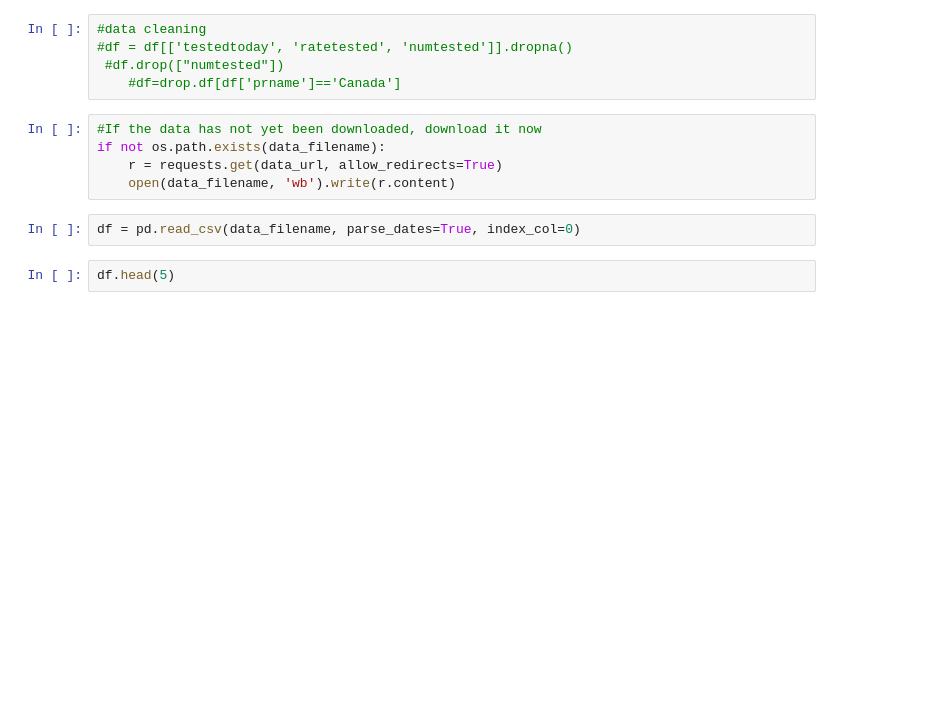
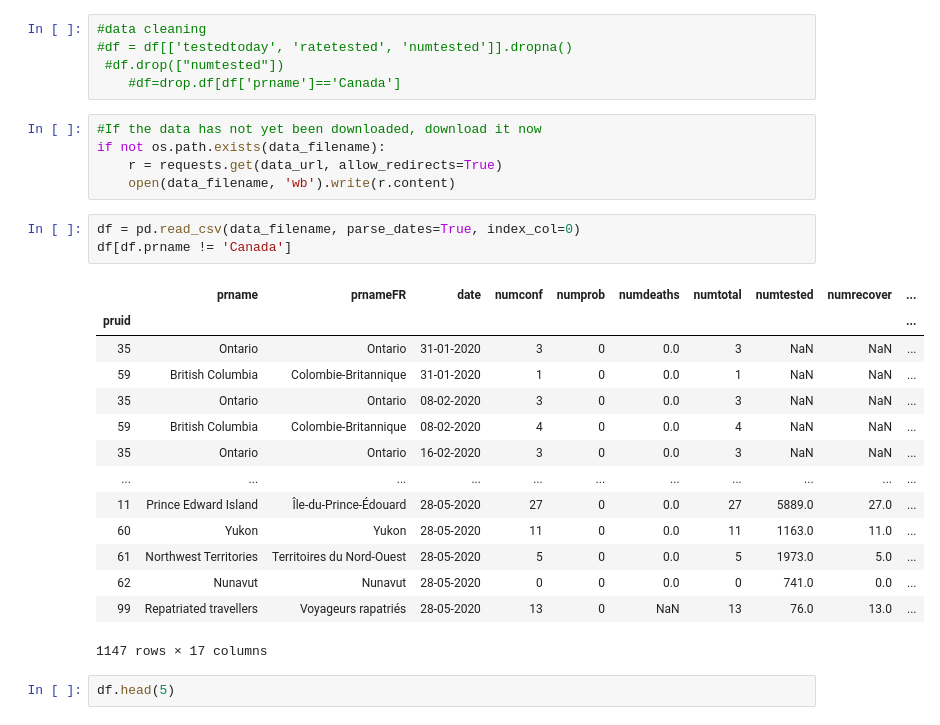
Before and after one commit to fsafarlou/CMSC6950, a Jupyter notebook: covid.ipynb, the cells around one changed output. Drawn from its saved outputs; the diff is of its cells as text; blank space fills up the shorter version.

```diff
--- a/covid.ipynb
+++ b/covid.ipynb
@@ -34,6 +34,22 @@ if not os.path.exists(data_filename):
     open(data_filename, 'wb').write(r.content)
 # %%
 df = pd.read_csv(data_filename, parse_dates=True, index_col=0)
+df[df.prname != 'Canada']
+# %% [output]
+|  | prname | prnameFR | date | numconf | numprob | numdeaths | numtotal | numtested | numrecover | ... |
+| pruid |  |  |  |  |  |  |  |  |  | ... |
+| 35 | Ontario | Ontario | 31-01-2020 | 3 | 0 | 0.0 | 3 | NaN | NaN | ... |
+| 59 | British Columbia | Colombie-Britannique | 31-01-2020 | 1 | 0 | 0.0 | 1 | NaN | NaN | ... |
+| 35 | Ontario | Ontario | 08-02-2020 | 3 | 0 | 0.0 | 3 | NaN | NaN | ... |
+| 59 | British Columbia | Colombie-Britannique | 08-02-2020 | 4 | 0 | 0.0 | 4 | NaN | NaN | ... |
+| 35 | Ontario | Ontario | 16-02-2020 | 3 | 0 | 0.0 | 3 | NaN | NaN | ... |
+| ... | ... | ... | ... | ... | ... | ... | ... | ... | ... | ... |
+| 11 | Prince Edward Island | Île-du-Prince-Édouard | 28-05-2020 | 27 | 0 | 0.0 | 27 | 5889.0 | 27.0 | ... |
+| 60 | Yukon | Yukon | 28-05-2020 | 11 | 0 | 0.0 | 11 | 1163.0 | 11.0 | ... |
+| 61 | Northwest Territories | Territoires du Nord-Ouest | 28-05-2020 | 5 | 0 | 0.0 | 5 | 1973.0 | 5.0 | ... |
+| 62 | Nunavut | Nunavut | 28-05-2020 | 0 | 0 | 0.0 | 0 | 741.0 | 0.0 | ... |
+| 99 | Repatriated travellers | Voyageurs rapatriés | 28-05-2020 | 13 | 0 | NaN | 13 | 76.0 | 13.0 | ... |
+1147 rows × 17 columns
 # %%
 df.head(5)
 # %% [output]
```
Also changed, not shown: parts of 3 cells of this notebook.
